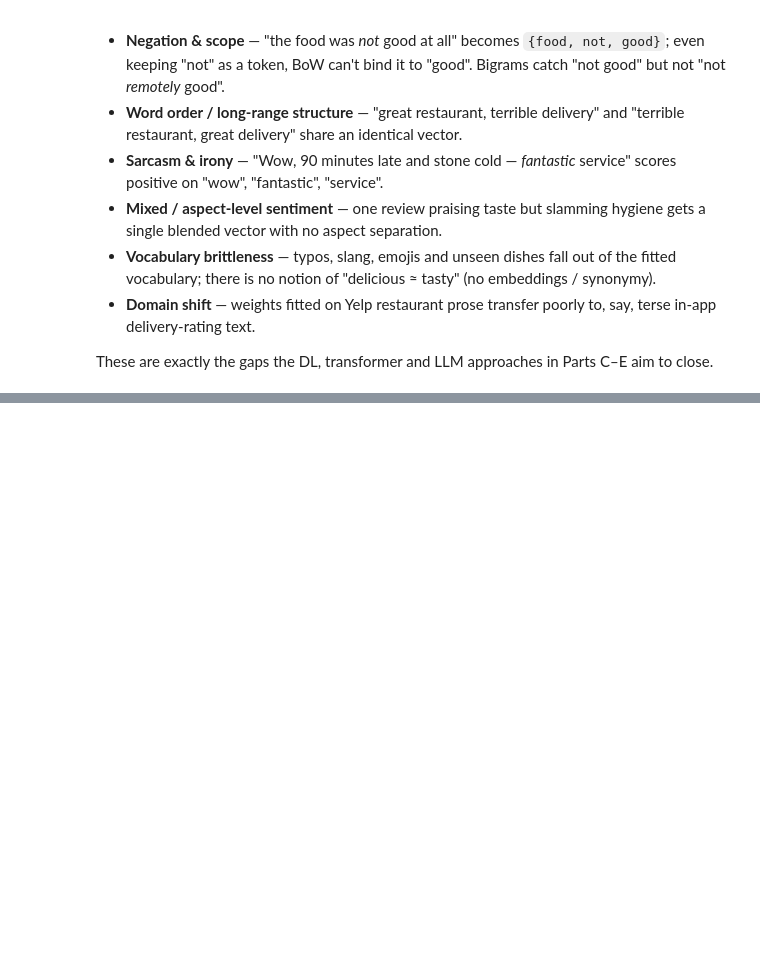
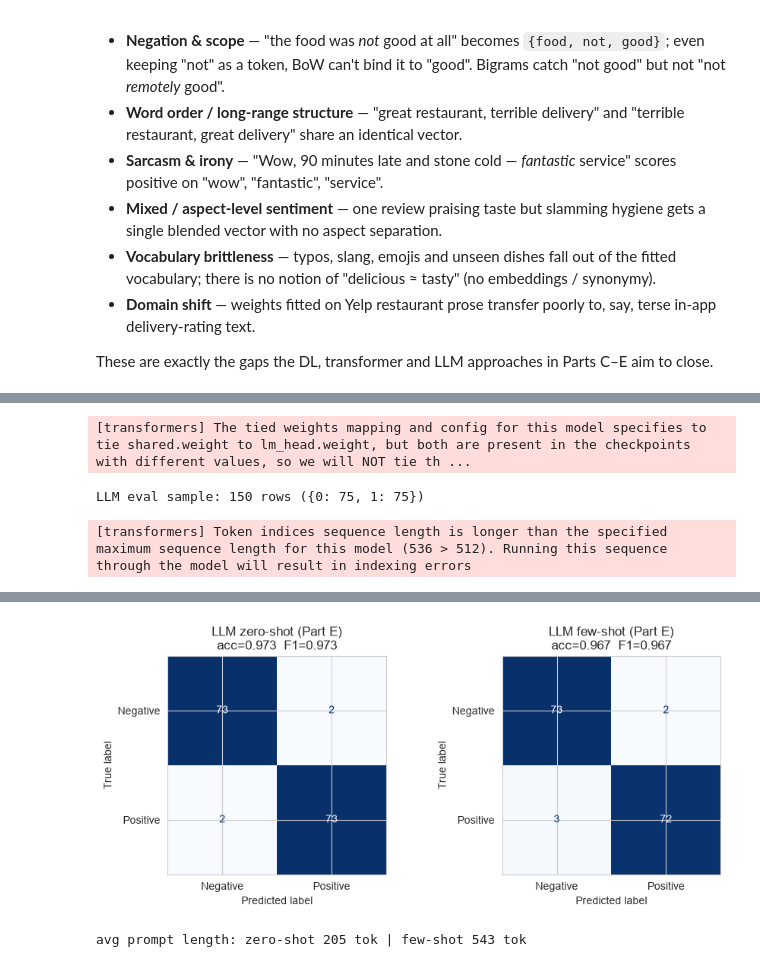
Before and after one commit to Alchemist-evo/nlp_application, a Jupyter notebook: PS4_Group86_NLP_SentimentAnalysis_Assignment.ipynb, the cells around one changed output, grey strips where cells are left out. Cells and saved outputs as stored; diff of their text form; code cells hidden in the pictures; blank space fills up the shorter version.

```diff
--- a/PS4_Group86_NLP_SentimentAnalysis_Assignment.ipynb
+++ b/PS4_Group86_NLP_SentimentAnalysis_Assignment.ipynb
@@ -685,0 +907,74 @@ your results.
+# %%
+import time, re, numpy as np, torch
+from transformers import AutoTokenizer, AutoModelForSeq2SeqLM
+
+LLM_NAME = "google/flan-t5-base"
+llm_tok = AutoTokenizer.from_pretrained(LLM_NAME)
+llm     = AutoModelForSeq2SeqLM.from_pretrained(LLM_NAME).eval()
+
+# ---- 150-row stratified evaluation sample (same seed) -----------------------
+llm_eval_df = (test_df.assign(text_neural=test_df["text_neural"].fillna(""))
+                      .groupby("label", group_keys=False)
+                      .sample(n=75, random_state=RANDOM_STATE)
+                      .sample(frac=1, random_state=RANDOM_STATE)
+                      .reset_index(drop=True))
+print(f"LLM eval sample: {len(llm_eval_df)} rows "
+      f"({llm_eval_df['label'].value_counts().to_dict()})")
+
+# ---- 4 labelled few-shot exemplars, drawn from TRAIN (never from the eval set) ----
+_fs = (train_df.assign(text_neural=train_df["text_neural"].fillna(""))
+               .groupby("label", group_keys=False)
+               .sample(n=2, random_state=RANDOM_STATE))
+FEWSHOT = [(r.text_neural[:280], "positive" if r.label == 1 else "negative")
+           for r in _fs.itertuples()]
+
+def zero_shot_prompt(review_text: str) -> str:
+    return ('Classify the sentiment of this restaurant / food-delivery review as exactly '
+            'one word: "positive" or "negative".\n\n'
+            f'Review: "{review_text[:1200]}"\nSentiment:')
+
+def few_shot_prompt(review_text: str, examples=FEWSHOT) -> str:
+    shots = "\n\n".join(f'Review: "{t}"\nSentiment: {lab}' for t, lab in examples)
+    return ('Classify the sentiment of each restaurant / food-delivery review as exactly '
+            'one word: "positive" or "negative".\n\n'
+            f'{shots}\n\nReview: "{review_text[:1200]}"\nSentiment:')
+
+def call_llm(prompt: str) -> str:
+    """Local flan-t5. To use a hosted API instead, replace the body with e.g.
+       client.chat.completions.create(...) / client.messages.create(...) and return the text."""
+    ids = llm_tok(prompt, return_tensors="pt", truncation=True, max_length=1024)
+    with torch.no_grad():
+        out = llm.generate(**ids, max_new_tokens=4, do_sample=False)
+    return llm_tok.decode(out[0], skip_special_tokens=True)
+
+def parse_label(raw: str) -> int:
+    raw = raw.strip().lower()
+    if "pos" in raw: return 1
+    if "neg" in raw: return 0
+    return 1 if re.search(r"\bgood|great|love|excellent\b", raw) else 0
+
+def run_prompting(prompt_fn, df):
+    preds, n_prompt_tok = [], 0
+    t0 = time.time()
+    for txt in df["text_neural"]:
+        p = prompt_fn(txt)
+        n_prompt_tok += len(llm_tok(p).input_ids)
+        preds.append(parse_label(call_llm(p)))
+    secs = time.time() - t0
+    return (np.array(preds), secs / len(df) * 1000, n_prompt_tok / len(df))
+
+y_llm = llm_eval_df["label"].values
+zs_pred, zs_lat_ms, zs_tok = run_prompting(zero_shot_prompt, llm_eval_df)
+fs_pred, fs_lat_ms, fs_tok = run_prompting(few_shot_prompt,  llm_eval_df)
+
+fig, ax = plt.subplots(1, 2, figsize=(9, 4))
+zs_scores = evaluate_model("LLM zero-shot (Part E)", y_llm, zs_pred,
+                           latency_ms=zs_lat_ms, ax=ax[0])
+fs_scores = evaluate_model("LLM few-shot (Part E)",  y_llm, fs_pred,
+                           latency_ms=fs_lat_ms, ax=ax[1])
+plt.tight_layout(); plt.show()
+print(f"avg prompt length: zero-shot {zs_tok:.0f} tok | few-shot {fs_tok:.0f} tok")
+# %% [output]
+[transformers] The tied weights mapping and config for this model specifies to tie shared.weight to lm_head.weight, but both are present in the checkpoints with different values, so we will NOT tie th ...
+LLM eval sample: 150 rows ({0: 75, 1: 75})
+[transformers] Token indices sequence length is longer than the specified maximum sequence length for this model (536 > 512). Running this sequence through the model will result in indexing errors
@@ -685,0 +998,2 @@ your results.
+[figure, added]
+avg prompt length: zero-shot 205 tok | few-shot 543 tok
```
Also changed, not shown: parts of 44 cells of this notebook.
